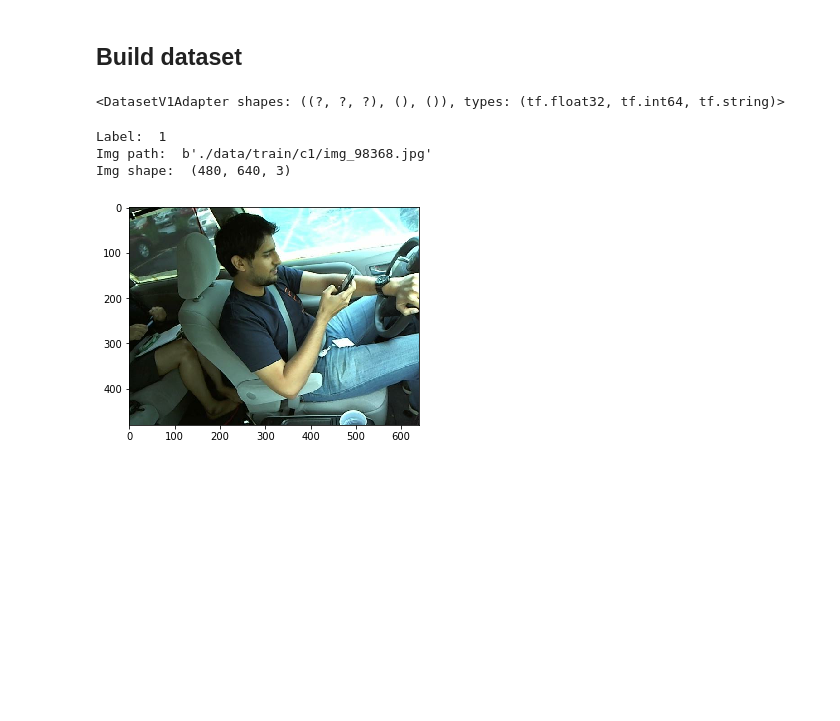
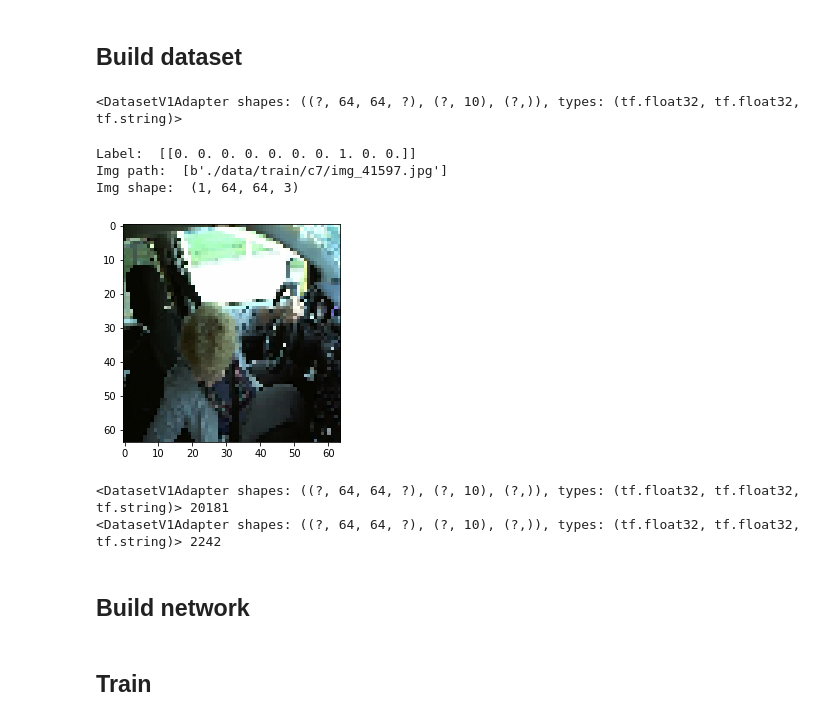
Before and after one commit to betogaona7/Distracted_Driver_Dectection, a Jupyter notebook: Distracted.ipynb, the cells around one changed output. Drawn from its saved outputs; the diff is of its cells as text; code cells hidden in the pictures; blank space fills up the shorter version.

Commit message:
Split dataset into training and validation, perfom one hot vector, and build a very simple CNN to test

```diff
--- a/Distracted.ipynb
+++ b/Distracted.ipynb
@@ -75,7 +73,7 @@ print(result)
 # %% [markdown]
 ## Build dataset
 # %%
-def StateFarmDataset(image_size, tfrecord_file, shuffle_buffer_size):
+def StateFarmDataset(image_size, tfrecord_file, shuffle_buffer_size, batch_size):
   img_size = tf.cast(image_size, tf.int32)
 
   def _parse_function(example):
@@ -87,39 +85,77 @@ def StateFarmDataset(image_size, tfrecord_file, shuffle_buffer_size):
                 'path': tf.FixedLenFeature((), tf.string)}
     parsed_features = tf.parse_single_example(example, features)
 
-    #image = tf.decode_raw(parsed_features['image'], tf.uint8)
-
+    # Reconstruct image
     image = tf.image.decode_jpeg(parsed_features['image'], 3)
     img_shape = tf.stack([tf.cast(parsed_features['height'], tf.int32),
                           tf.cast(parsed_features['width'], tf.int32),
                           tf.cast(parsed_features['depth'], tf.int32)])
+    image = tf.reshape(image, img_shape)
 
-    image = tf.reshape(image, img_shape)
+    # Normalize the image in the range 0 to 1
     image = tf.image.convert_image_dtype(image, tf.float32)
-    #image = tf.image.resize(image, [image_size, image_size])
-    return image, parsed_features['label'], parsed_features['path']
+
+    # Reshape image
+    image = tf.image.resize(image, [image_size, image_size])
+
+    # One-hot encoding
+    label = tf.one_hot(parsed_features['label'], 10)
+
+    return image, label, parsed_features['path']
 
   dataset = tf.data.TFRecordDataset(tfrecord_file)
   dataset = dataset.shuffle(shuffle_buffer_size)
   dataset = dataset.map(_parse_function)
 
+  dataset = dataset.batch(batch_size)
+  dataset = dataset.prefetch(1)
+
   return dataset
 # %%
-train_data = StateFarmDataset(224, "train.tfrecord", total)
-print(train_data)
+total = 22424
+dataset = StateFarmDataset(64, "train.tfrecord", total, 1)
+print(dataset)
 # %% [output]
-<DatasetV1Adapter shapes: ((?, ?, ?), (), ()), types: (tf.float32, tf.int64, tf.string)>
+<DatasetV1Adapter shapes: ((?, 64, 64, ?), (?, 10), (?,)), types: (tf.float32, tf.float32, tf.string)>
 # %%
-iterator = train_data.make_one_shot_iterator()
+iterator = dataset.make_one_shot_iterator()
 record = iterator.get_next()
 with tf.Session() as sess:
   img, label, img_path = sess.run(record)
   print("Label: ", label)
   print("Img path: ", img_path)
   print("Img shape: ", img.shape)
-  plt.imshow(img)
+  #print(img)
+  plt.imshow(img[0])
 # %% [output]
-Label:  1
-Img path:  b'./data/train/c1/img_98368.jpg'
-Img shape:  (480, 640, 3)
+Label:  [[0. 0. 0. 0. 0. 0. 0. 1. 0. 0.]]
+Img path:  [b'./data/train/c7/img_41597.jpg']
+Img shape:  (1, 64, 64, 3)
-[figure, old version]
+[figure, new version]
+# %%
+total = 22424
+tsize = int(0.90*total)
+vsize = int(0.10*total)
+batch_size = 128
+
+dataset = StateFarmDataset(64, "train.tfrecord", total, batch_size)
+
+train_data = dataset.take(tsize)
+valid_data = dataset.skip(vsize)
+
+train_iterator = train_data.make_initializable_iterator()
+valid_iterator = valid_data.make_initializable_iterator()
+
+iterator = dataset.make_one_shot_iterator()
+features, labels, _ = iterator.get_next()
+
+
+
+
+print(train_data, tsize)
+print(valid_data, vsize)
+# %% [output]
+<DatasetV1Adapter shapes: ((?, 64, 64, ?), (?, 10), (?,)), types: (tf.float32, tf.float32, tf.string)> 20181
+<DatasetV1Adapter shapes: ((?, 64, 64, ?), (?, 10), (?,)), types: (tf.float32, tf.float32, tf.string)> 2242
+# %% [markdown]
+## Build network
@@ -125,0 +231,2 @@ Img shape:  (480, 640, 3)
+# %% [markdown]
+## Train
```
Also changed, not shown: parts of 8 cells of this notebook.
